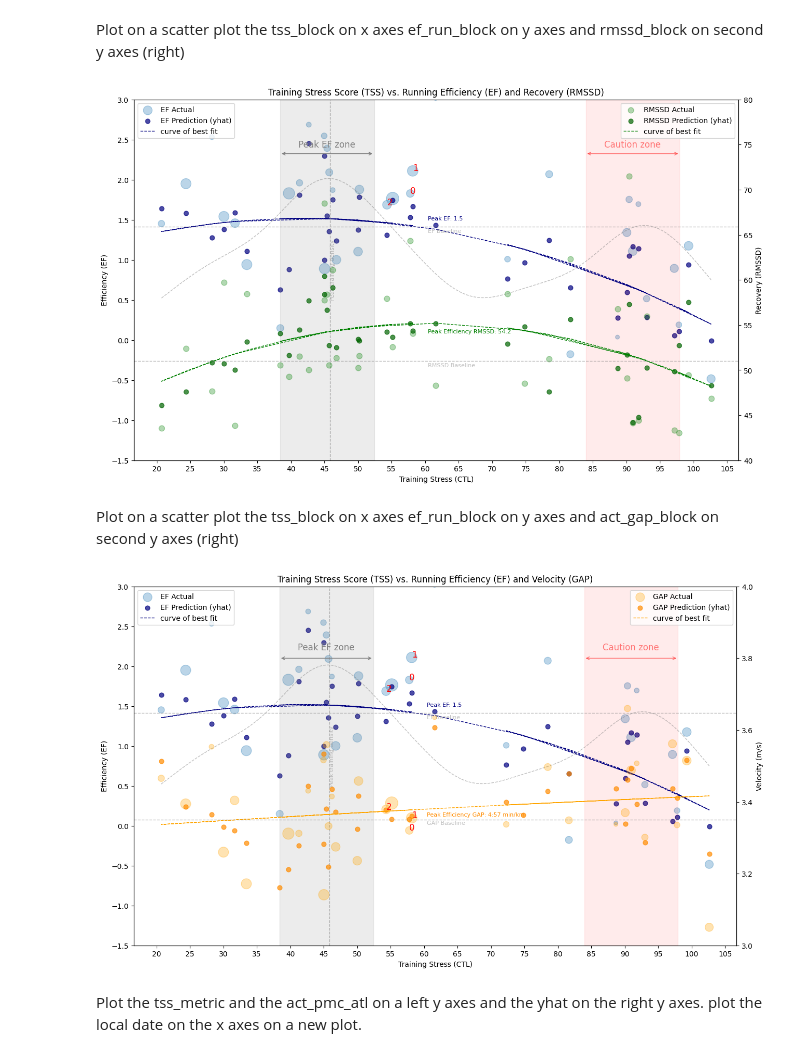
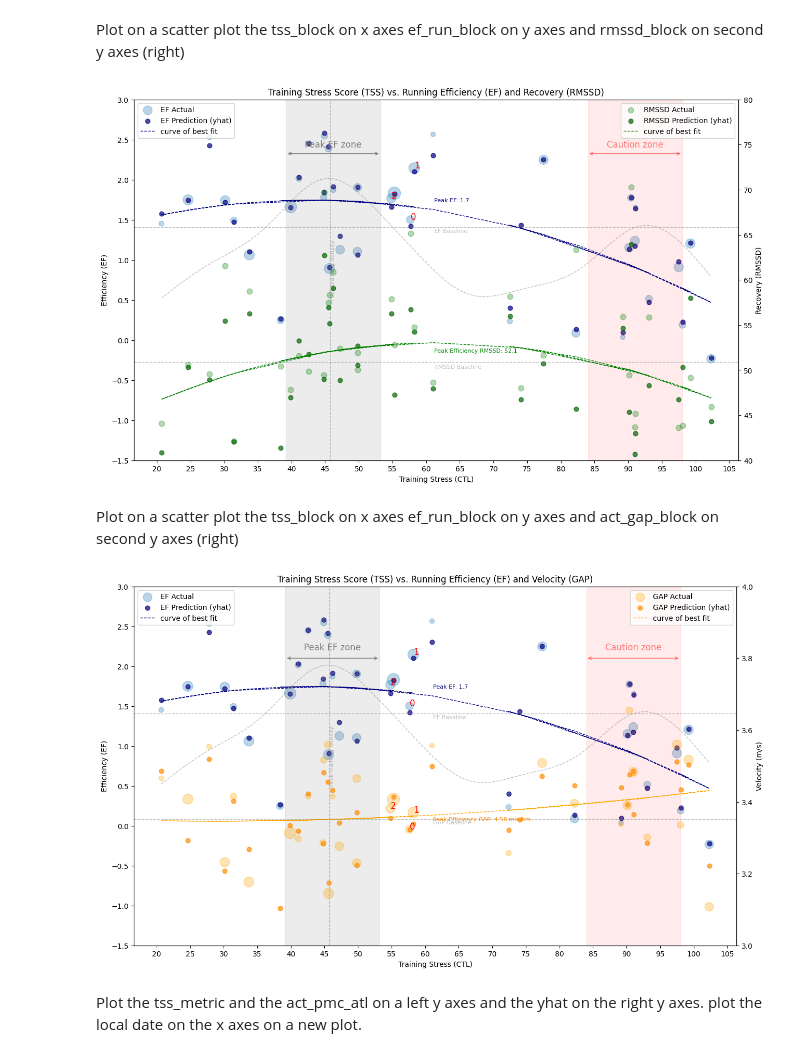
Before and after one commit to pgalko/ml_running_efficiency_predict, a Jupyter notebook: ML_Running_Efficiency_Prediction.ipynb, the cells around one changed output. Cells and saved outputs as stored; diff of their text form; code cells hidden in the pictures.

```diff
--- a/ML_Running_Efficiency_Prediction.ipynb
+++ b/ML_Running_Efficiency_Prediction.ipynb
@@ -205,9 +212,9 @@ Define the Neural Network Model to predict EF from TSS,RMSSD and Nutrition, and
 # %%
 model = MLPRegressor(hidden_layer_sizes=(200,100,50,25,10),max_iter = 5000, activation='relu',solver='adam',alpha=0.1,learning_rate='adaptive',random_state=8)
 # Fit the model to predict ef_run_block from tss_block,rmssd_block and nutr_fiber block
-model.fit(np.column_stack((tss_block,rmssd_block,nutr_fiber_block)), ef_run_block)
+model.fit(np.column_stack((tss_block,rmssd_block,act_distance_block,act_count_block,nutr_fiber_block)), ef_run_block)
 # Make a prediction and store in the yhat variable
-yhat = model.predict(np.column_stack((tss_block,rmssd_block,nutr_fiber_block)))
+yhat = model.predict(np.column_stack((tss_block,rmssd_block,act_distance_block,act_count_block,nutr_fiber_block)))
 # compute the rmse and mape
 rmse = np.sqrt(mean_squared_error(ef_run_block, yhat))
 mape = mean_absolute_percentage_error(ef_run_block, yhat)
@@ -222,11 +229,11 @@ Run EF MAPE: 0.658
 # %% [markdown]
 Define the Neural Network Model to predict RMSSD from TSS,EF and Nutrition, and set the hyperparameters
 # %%
-rmssd_model = MLPRegressor(hidden_layer_sizes=(200,100,50,25,10),max_iter = 5000, activation='relu',solver='adam',alpha=0.1,learning_rate='adaptive',random_state=8)
+rmssd_model = MLPRegressor(hidden_layer_sizes=(400,200,100,50,25,10),max_iter = 5000, activation='relu',solver='adam',alpha=0.1,learning_rate='adaptive',random_state=8)
 # Fit the model to predict ef_run_block from tss_block,ef_run_block and nutr_fiber block
-rmssd_model.fit(np.column_stack((tss_block,ef_run_block,nutr_fiber_block)), rmssd_block)
+rmssd_model.fit(np.column_stack((tss_block,ef_run_block,act_distance_block,nutr_fiber_block)), rmssd_block)
 # Make a prediction and srore in the rmssd_yhat variable
-rmssd_yhat = rmssd_model.predict(np.column_stack((tss_block,ef_run_block,nutr_fiber_block)))
+rmssd_yhat = rmssd_model.predict(np.column_stack((tss_block,ef_run_block,act_distance_block,nutr_fiber_block)))
 # compute the rmse and mape
 rmse = np.sqrt(mean_squared_error(rmssd_block, rmssd_yhat))
 mape = mean_absolute_percentage_error(rmssd_block, rmssd_yhat)
@@ -241,12 +248,11 @@ Run RMSSD MAPE: 0.084
 # %% [markdown]
 Define the Neural Network Model to predict Velocity from TSS and Nutrition, and set the hyperparameters
 # %%
-# Define the Neural Network Model to predict Velocity from TSS,HR and Nutrition, and set the hyperparameters
 gap_model = MLPRegressor(hidden_layer_sizes=(200,100,50,25,10),max_iter = 5000, activation='relu',solver='adam',alpha=0.1,learning_rate='adaptive',random_state=8)
 # Fit the model to predict act_gap_block from tss_block,act_hr_block and nutr_fiber block
-gap_model.fit(np.column_stack((tss_block,act_hr_block,nutr_fiber_block)), act_gap_block)
-# Make a prediction and store in the act_gap_yhat variable
-gap_yhat = gap_model.predict(np.column_stack((tss_block,act_hr_block,nutr_fiber_block)))
+gap_model.fit(np.column_stack((tss_block,act_hr_block,act_distance_block,nutr_fiber_block)), act_gap_block)
+# Make a prediction and store in the gap_yhat variable
+gap_yhat = gap_model.predict(np.column_stack((tss_block,act_hr_block,act_distance_block,nutr_fiber_block)))
 # compute the rmse and mape
 rmse = np.sqrt(mean_squared_error(act_gap_block, gap_yhat))
 mape = mean_absolute_percentage_error(act_gap_block, gap_yhat)
@@ -263,9 +269,9 @@ Define the Neural Network Model to predict Run HR from TSS,GAP and Nutrition, an
 # %%
 hr_model = MLPRegressor(hidden_layer_sizes=(400,200,100,50,25,10),max_iter = 5000, activation='relu',solver='adam',alpha=0.1,learning_rate='adaptive',random_state=8)
 # Fit the model to predict act_hr_block from tss_block,act_gap_block and nutr_fiber block
-hr_model.fit(np.column_stack((tss_block,act_gap_block,nutr_fiber_block)), act_hr_block)
+hr_model.fit(np.column_stack((tss_block,act_gap_block,act_distance_block,nutr_fiber_block)), act_hr_block)
 # Make a prediction and store in the hr_yhat variable
-hr_yhat = hr_model.predict(np.column_stack((tss_block,act_gap_block,nutr_fiber_block)))
+hr_yhat = hr_model.predict(np.column_stack((tss_block,act_gap_block,act_distance_block,nutr_fiber_block)))
 # compute the rmse and mape
 rmse = np.sqrt(mean_squared_error(act_hr_block, hr_yhat))
 mape = mean_absolute_percentage_error(act_hr_block, hr_yhat)
@@ -281,7 +287,7 @@ Run HR MAPE: 0.021
 Plot on a scatter plot the tss_block on x axes ef_run_block on y axes and rmssd_block on second y axes (right)
 # %%
 # compute and plot the size based on the number of activities in the block (largest number = largest size)
-size = (act_count_block - np.min(act_count_block))/(np.max(act_count_block) - np.min(act_count_block))*300
+size = (act_distance_block - np.min(act_distance_block))/(np.max(act_distance_block) - np.min(act_distance_block))*300
 fig, ax1 = plt.subplots(figsize=(15, 9))
 # on a scatter plot the tss_block on x axes and ef_run_block on y axes
 ax1.scatter(tss_block, ef_run_block,s=size,alpha=0.3)
@@ -349,39 +355,39 @@ ax2.set_ylim(40,80)
 # on a scatter plot the tss_block on x axes and rmssd_yhat on y axes
 ax2.scatter(tss_block, rmssd_yhat, s=40, c='darkgreen', alpha=0.7)
 # compute and plot a curved line of best fit
 z = np.polyfit(tss_block, rmssd_yhat, 2)
 p = np.poly1d(z)
 ax2.plot(tss_block,p(tss_block),linewidth=1, color='green', linestyle='--')
 # draw a horizontal line at rmssd_baseline on the right y axis
 ax2.axhline(y=rmssd_baseline, linewidth=1, color='grey', alpha=0.5, linestyle='--')
 # add text to the baseline
 ax2.text(peak_tss+15, rmssd_baseline-0.5, 'RMSSD Baseline', ha='left', va='center', color='grey', alpha=0.5, fontsize=8)
 
 # print the value of the intersect of peak_tss and the line of best fit.
 ax2.text(peak_tss+15, p(peak_tss), 'Peak Efficiency RMSSD: ' + str(round(p(peak_tss),1)), ha='left', va='center', color='green', fontsize=8)
 
 #draw a horizontal arrow between peak_tss-7 and peak_tss+7
 ax2.annotate('', xy=(peak_tss+7, 74), xytext=(peak_tss-7, 74), arrowprops=dict(arrowstyle='<->', color='grey', lw=1))
 #add text to the arrow
 ax2.text((peak_tss-7+peak_tss+7)/2, 75, 'Peak EF zone', ha='center', va='center', color='grey', fontsize=12)
 #drow a horizontal arrow between danger_tss-7 and danger_tss +7
 ax2.annotate('', xy=(danger_tss+7, 74), xytext=(danger_tss-7, 74), arrowprops=dict(arrowstyle='<->', color='red',alpha=0.5, lw=1))
 #add text to the arrow
 ax2.text((danger_tss-7+danger_tss+7)/2, 75, 'Caution zone', ha='center', va='center', color='red', alpha=0.5, fontsize=12)
 #Legend
 ax1.legend(['EF Actual','EF Prediction (yhat)','curve of best fit'],loc='upper left')
 ax2.legend(['RMSSD Actual','RMSSD Prediction (yhat)','curve of best fit'],loc='upper right')
 #Title
 plt.title('Training Stress Score (TSS) vs. Running Efficiency (EF) and Recovery (RMSSD)')
 #show the plot slightly larger
 plt.show()
 # %% [output]
-[figure, old version]
+[figure, new version]
 # %% [markdown]
 Plot on a scatter plot the tss_block on x axes ef_run_block on y axes and act_gap_block on second y axes (right)
 # %%
 # compute and plot the size based on the number of activities in the block (largest number = largest size)
-size = (act_count_block - np.min(act_count_block))/(np.max(act_count_block) - np.min(act_count_block))*300
+size = (act_distance_block - np.min(act_distance_block))/(np.max(act_distance_block) - np.min(act_distance_block))*300
 fig, ax1 = plt.subplots(figsize=(15, 9))
 # on a scatter plot the tss_block on x axes and ef_run_block on y axes
 ax1.scatter(tss_block, ef_run_block,s=size,alpha=0.3)
@@ -485,7 +491,7 @@ plt.title('Training Stress Score (TSS) vs. Running Efficiency (EF) and Velocity
 #show the plot slightly larger
 plt.show()
 # %% [output]
-[figure, old version]
+[figure, new version]
 # %% [markdown]
 Plot the tss_metric and the act_pmc_atl on a left y axes and the yhat on the right y axes. plot the local date on the x axes on a new plot.
 # %%
```
Also changed, not shown: parts of 12 cells of this notebook.
